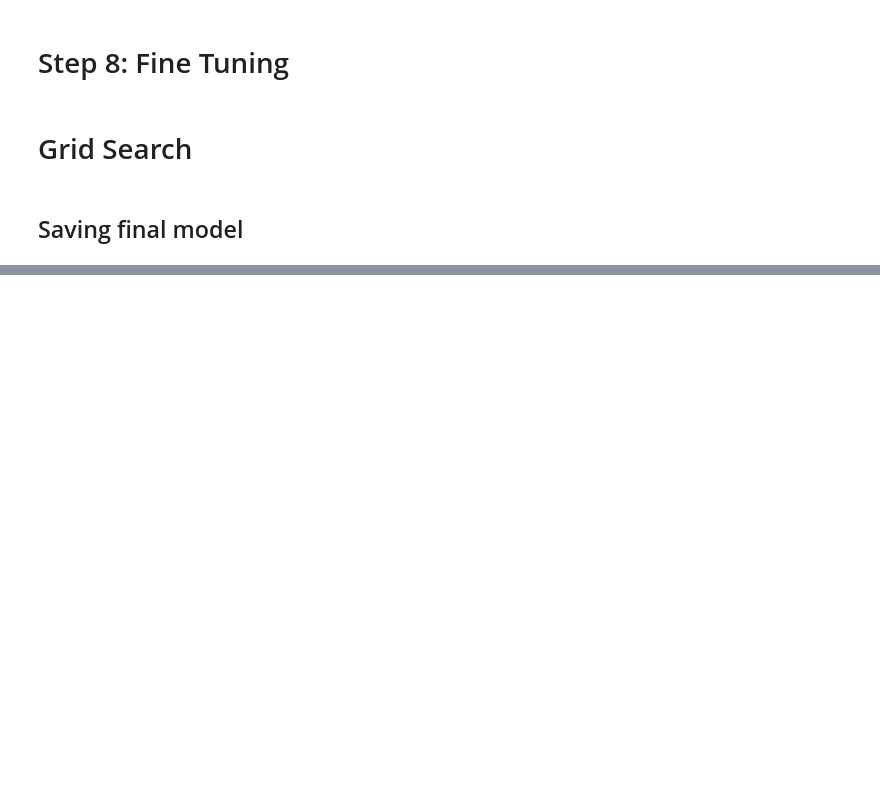
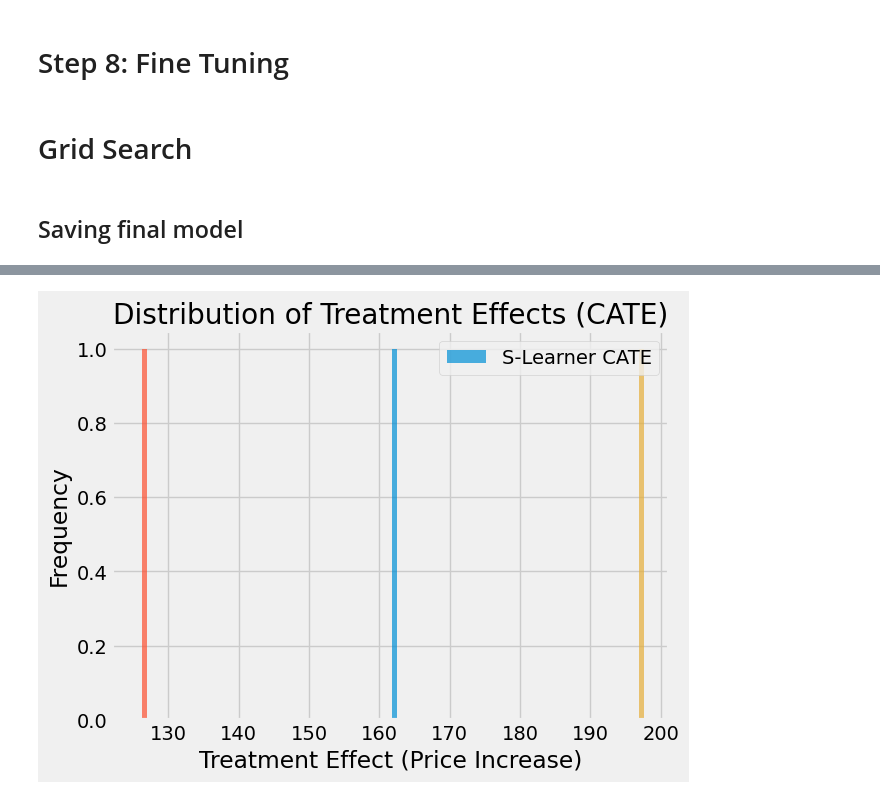
Before and after one commit to Yashsethi24/Regression-diamond-prices, a Jupyter notebook: End_to_End_ML_project.ipynb, the cells around one changed output, grey strips where cells are left out. Drawn from its saved outputs; the diff is of its cells as text; code cells hidden in the pictures; blank space fills up the shorter version.

```diff
--- a/End_to_End_ML_project.ipynb
+++ b/End_to_End_ML_project.ipynb
@@ -954,0 +1041,25 @@ print(f"Model saved to {model_filename}")
+# %%
+# Load dataset
+diamonds = data.copy()
+
+# Define treatment and outcome
+diamonds['is_ideal_cut'] = (diamonds['cut'] == 'Ideal').astype(int)  # Treatment
+# diamonds['log_price'] = np.log(diamonds['price'])  # Outcome
+
+# Features
+X = diamonds[['carat', 'length',	'width', 'depth', 'table']]
+treatment = diamonds['is_ideal_cut']
+y = diamonds['price']
+
+diamonds = pd.get_dummies(diamonds, columns=['color', 'clarity'], drop_first=True)
+X = diamonds[['carat','length',	'width', 'depth', 'table'] + [col for col in diamonds.columns if 'color_' in col or 'clarity_' in col]]
+
+X = X.replace({True: 1, False: 0})
+# %%
+# Ready-to-use S-Learner using LinearRegression
+learner_s = LRSRegressor()
+ate_s = learner_s.estimate_ate(X=X, treatment=treatment, y=y)
+print(ate_s)
+print('ATE estimate: {:.03f}'.format(ate_s[0][0]))
+print('ATE lower bound: {:.03f}'.format(ate_s[1][0]))
+print('ATE upper bound: {:.03f}'.format(ate_s[2][0]))
@@ -954,0 +1085,10 @@ print(f"Model saved to {model_filename}")
+# %%
+import matplotlib.pyplot as plt
+plt.hist(ate_s, bins=30, alpha=0.7, label="S-Learner CATE")
+plt.xlabel("Treatment Effect (Price Increase)")
+plt.ylabel("Frequency")
+plt.title("Distribution of Treatment Effects (CATE)")
+plt.legend()
+plt.show()
+# %% [output]
+[figure, added]
```
Also changed, not shown: parts of 56 cells of this notebook.
